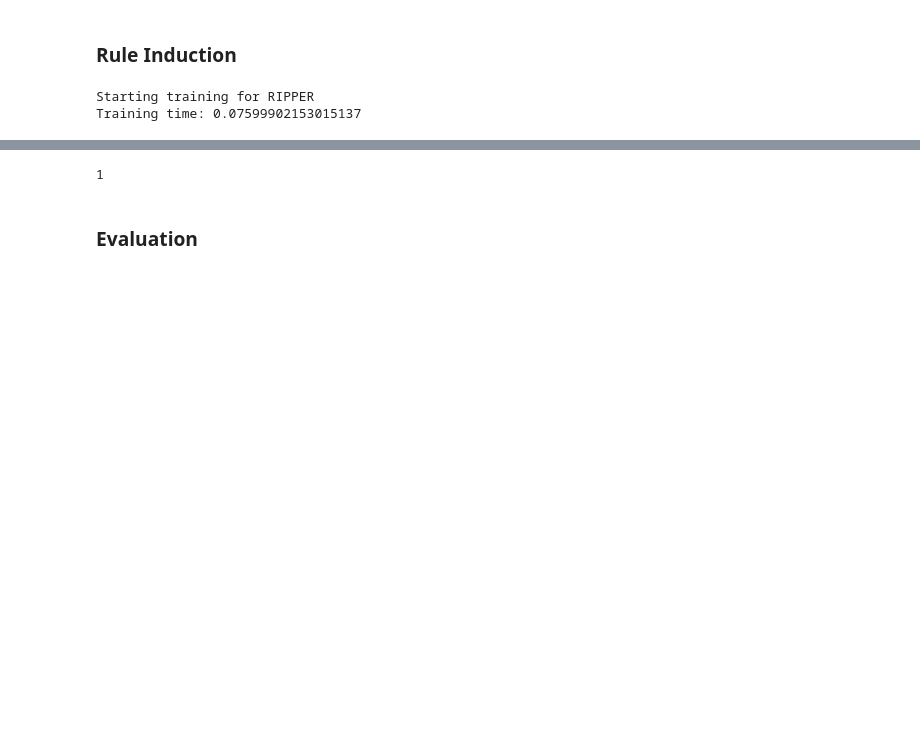
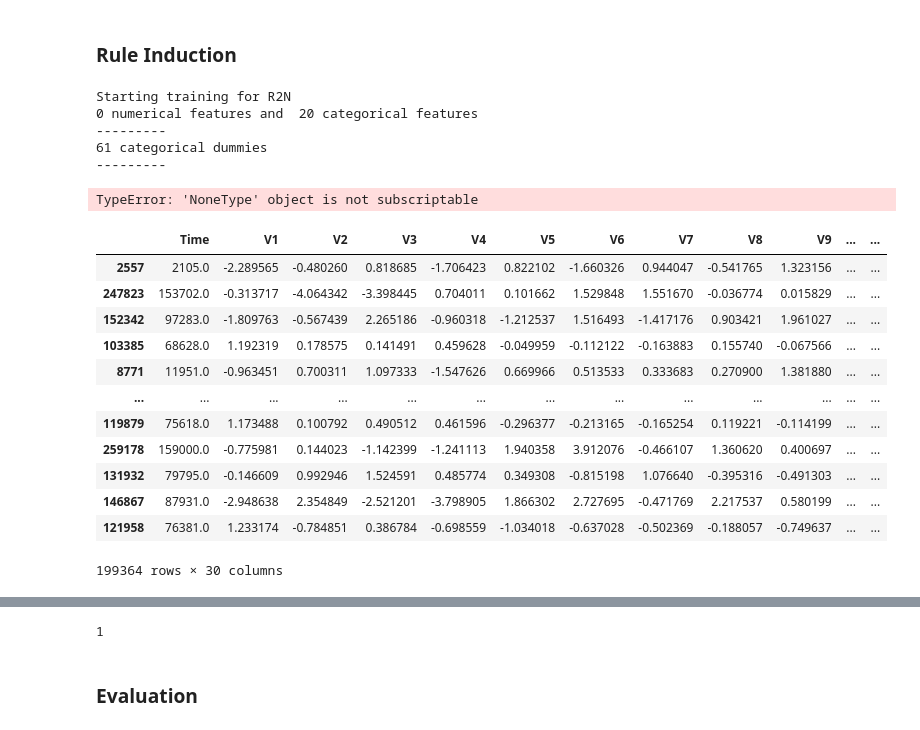
Before and after one commit to IBM/rulebenchmark, a Jupyter notebook: unified-experiments/rule-mining.ipynb, the cells around one changed output, grey strips where cells are left out. Saved outputs shown, nothing was run; the diff lists cells and outputs as text; code cells hidden in the pictures; blank space fills up the shorter version.

```diff
--- a/unified-experiments/rule-mining.ipynb
+++ b/unified-experiments/rule-mining.ipynb
@@ -18,8 +24,11 @@ from config import config_dict
 from config import config_dict_imbalanced
 
 # document config order
-CONFIG = config_dict_imbalanced["CONFIG-I62"]
-#CONFIG = config_dict["CONFIG14"]
+CONFIG = config_dict_imbalanced["CONFIG-I63"]
+#CONFIG = config_dict["CONFIG53"]
+
+
+
 
 print('Proceed with configuration:', CONFIG["NAME"])
 # %% [output]
@@ -68,7 +77,7 @@ def convert(char):
     else:
         return 0
 
-df = pd.read_csv(CONFIG['DATA_SET'],dtype=CONFIG['DATA_TYPES'], nrows= 15000)
+df = pd.read_csv(CONFIG['DATA_SET'],dtype=CONFIG['DATA_TYPES'])
 df = df.drop(columns=CONFIG['DROP'])
 if CONFIG['ALGO'] == 'BRCG':
     df[CONFIG['TARGET_LABEL']] = df[CONFIG['TARGET_LABEL']].map(convert)
@@ -229,10 +263,10 @@ elif CONFIG['ALGO'] == 'RIPPER':
 elif CONFIG['ALGO'] == 'Witt_RIPPER':
     estimator = lw.RIPPER()
     estimator.fit(x_train_bin, y_train,class_feat=CONFIG["TARGET_LABEL"] , pos_value=CONFIG['POS_CLASS'])
-elif CONFIG['ALGO'] == 'GLRM':
-    linear_model = LinearRuleRegression() # lambda0=0.0005,lambda1=0.0001
-    explainer = GLRMExplainer(linear_model)
-    explainer.fit(x_train_bin, y_train)
+elif CONFIG['ALGO'] == 'R2N':
+    estimator = algo.R2Nalgo(n_seeds=3, max_epochs=100, decay_rate=0.998, coef = 10**-3, normalize_num=False)
+    estimator.fit(x_train_bin, y_train)
+
 elif CONFIG['ALGO'] == 'CORELS':
     estimator = CorelsClassifier(n_iter=10000,
                       # feautres per statement
@@ -246,5 +280,25 @@ else:
 end_time = time.time()
 print('Training time: ' + str(end_time - start_time))
 # %% [output]
-Starting training for RIPPER
-Training time: 0.07599902153015137
+Starting training for R2N
+0 numerical features and  20 categorical features
+---------
+61 categorical dummies
+---------
+TypeError: 'NoneType' object is not subscriptable
+# %%
+x_train_bin
+# %% [output]
+|  | Time | V1 | V2 | V3 | V4 | V5 | V6 | V7 | V8 | V9 | ... | ... |
+| 2557 | 2105.0 | -2.289565 | -0.480260 | 0.818685 | -1.706423 | 0.822102 | -1.660326 | 0.944047 | -0.541765 | 1.323156 | ... | ... |
+| 247823 | 153702.0 | -0.313717 | -4.064342 | -3.398445 | 0.704011 | 0.101662 | 1.529848 | 1.551670 | -0.036774 | 0.015829 | ... | ... |
+| 152342 | 97283.0 | -1.809763 | -0.567439 | 2.265186 | -0.960318 | -1.212537 | 1.516493 | -1.417176 | 0.903421 | 1.961027 | ... | ... |
+| 103385 | 68628.0 | 1.192319 | 0.178575 | 0.141491 | 0.459628 | -0.049959 | -0.112122 | -0.163883 | 0.155740 | -0.067566 | ... | ... |
+| 8771 | 11951.0 | -0.963451 | 0.700311 | 1.097333 | -1.547626 | 0.669966 | 0.513533 | 0.333683 | 0.270900 | 1.381880 | ... | ... |
+| ... | ... | ... | ... | ... | ... | ... | ... | ... | ... | ... | ... | ... |
+| 119879 | 75618.0 | 1.173488 | 0.100792 | 0.490512 | 0.461596 | -0.296377 | -0.213165 | -0.165254 | 0.119221 | -0.114199 | ... | ... |
+| 259178 | 159000.0 | -0.775981 | 0.144023 | -1.142399 | -1.241113 | 1.940358 | 3.912076 | -0.466107 | 1.360620 | 0.400697 | ... | ... |
+| 131932 | 79795.0 | -0.146609 | 0.992946 | 1.524591 | 0.485774 | 0.349308 | -0.815198 | 1.076640 | -0.395316 | -0.491303 | ... | ... |
+| 146867 | 87931.0 | -2.948638 | 2.354849 | -2.521201 | -3.798905 | 1.866302 | 2.727695 | -0.471769 | 2.217537 | 0.580199 | ... | ... |
+| 121958 | 76381.0 | 1.233174 | -0.784851 | 0.386784 | -0.698559 | -1.034018 | -0.637028 | -0.502369 | -0.188057 | -0.749637 | ... | ... |
+199364 rows × 30 columns
```
Also changed, not shown: parts of 19 cells of this notebook, 1 other file.
